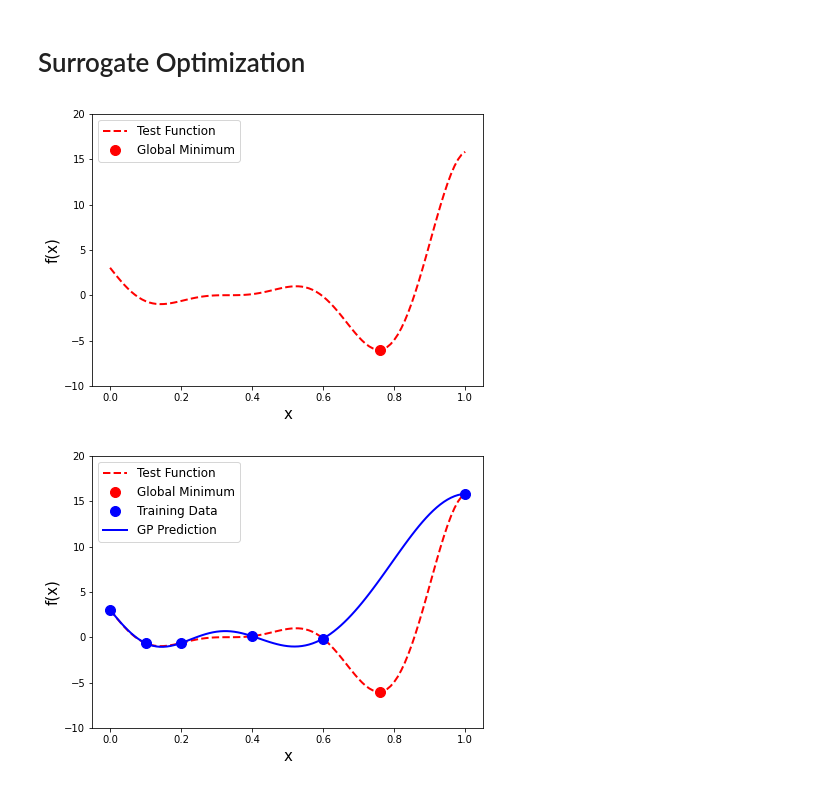
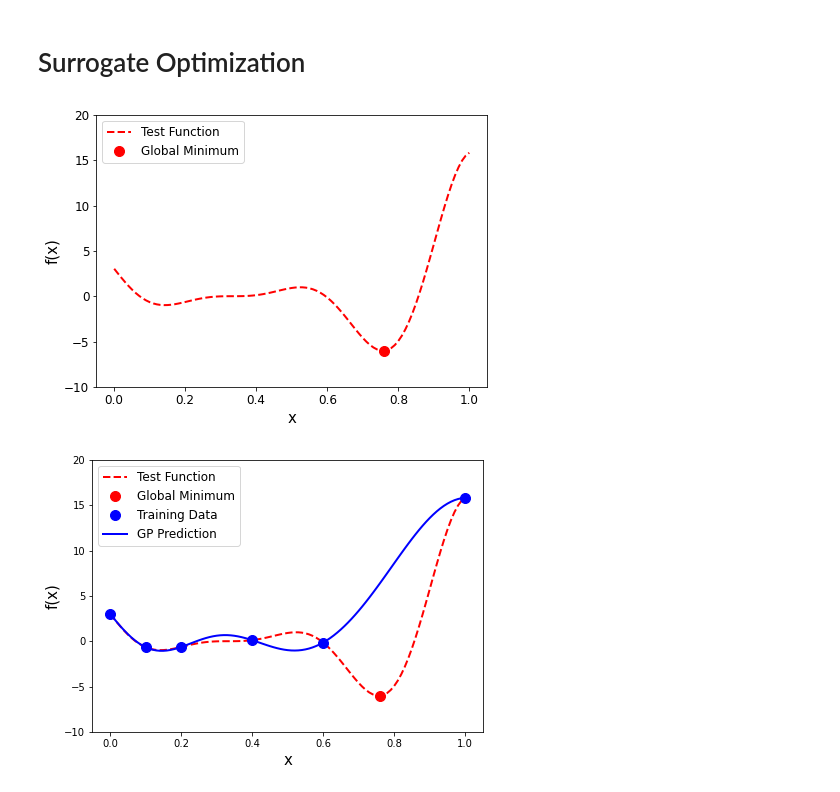
Before and after one commit to ShuaiGuo16/Surrogate_Optimization, a Jupyter notebook: Surrogate_Optimization.ipynb, the cells around one changed output. Saved outputs shown, nothing was run; the diff lists cells and outputs as text; code cells hidden in the pictures.

Commit message:
Minor change in figure ticks size

```diff
--- a/Surrogate_Optimization.ipynb
+++ b/Surrogate_Optimization.ipynb
@@ -16,22 +16,23 @@ np.set_printoptions(precision=2,suppress=True)
 # %%
 # Test function values
 X_test = np.arange(0, 1.01, 0.01)
 y_test = (X_test*6-2)**2*np.sin(X_test*12-4)
 
 # Display test function
 fig, ax = plt.subplots(figsize=(7,5))
 ax.plot(X_test,y_test,'r--',linewidth=2,label='Test Function')
 ax.set_xlabel('x', fontsize=15)
 ax.set_ylabel('f(x)', fontsize=15)
 ax.set_ylim([-10,20])
 
 # Display global minimum
 min_index = np.argmin(y_test)
 ax.plot(X_test[min_index],y_test[min_index],'ro',markerfacecolor='r',markersize=10,label='Global Minimum')
+ax.tick_params(axis='both', which='major', labelsize=12)
 ax.legend(loc="upper left",prop={'size': 12});
 plt.savefig('Test_function.png')
 # %% [output]
-[figure, old version]
+[figure, new version]
 # %%
 # Initial training data
 X_train = np.array([[0,0.1,0.2,0.4,0.6,1]]).T
```
Also changed, not shown: 1 other file.
